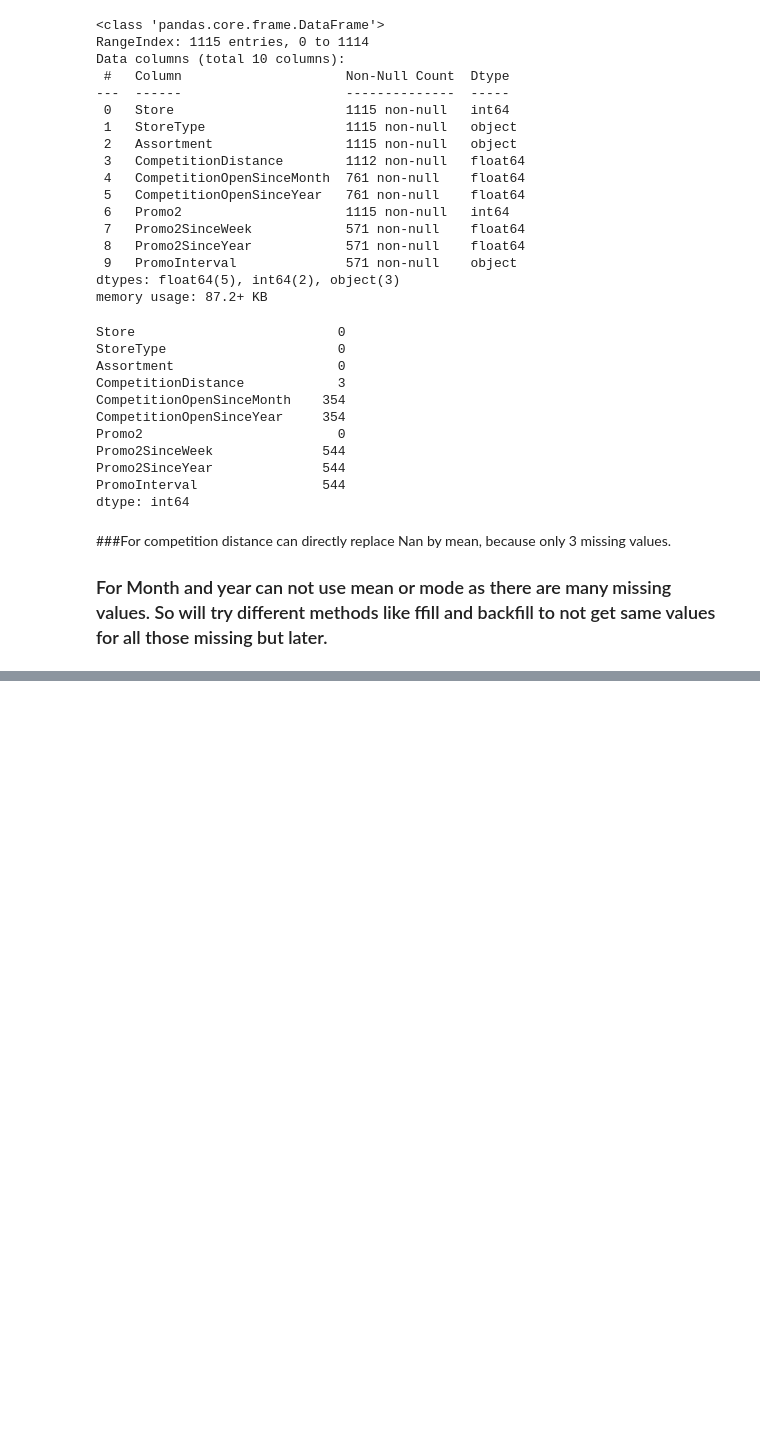
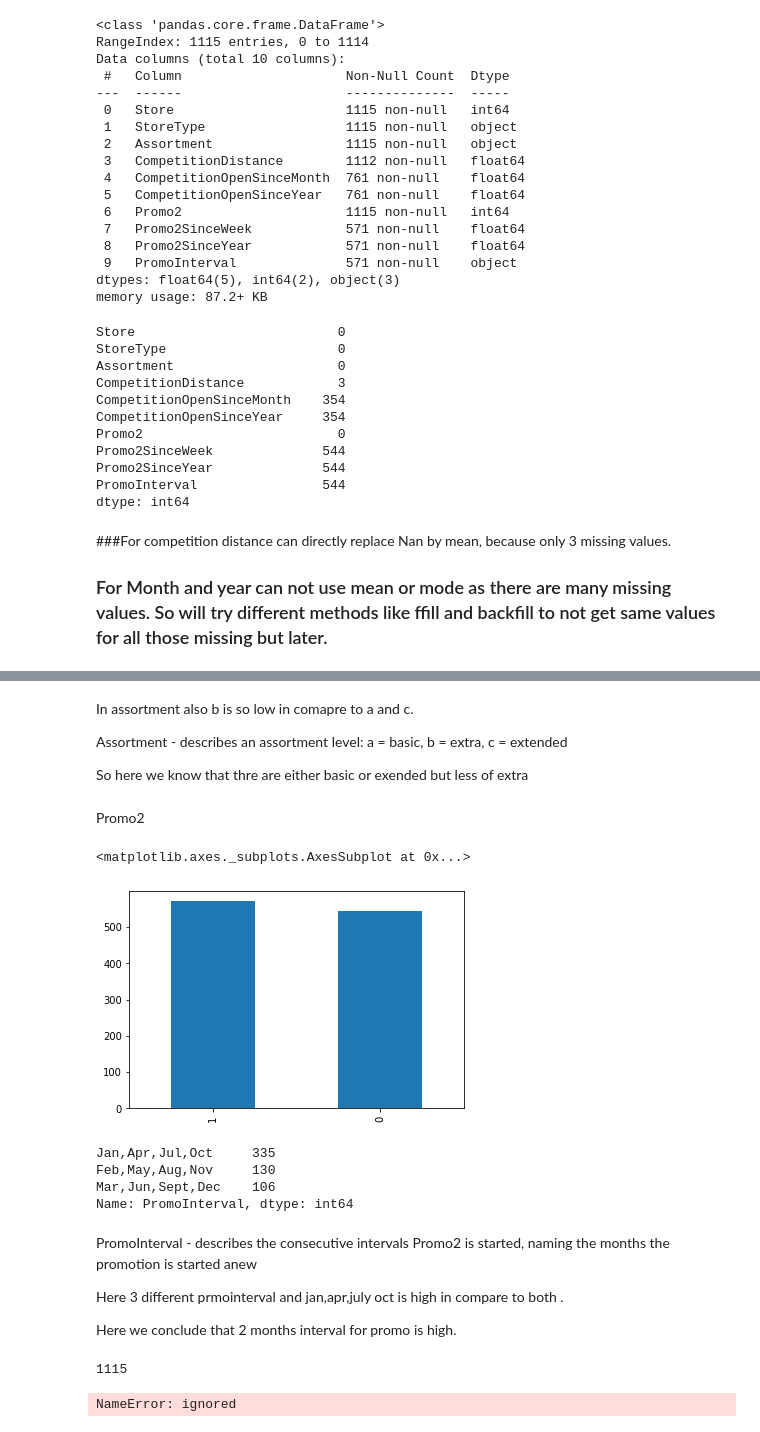
Before and after one commit to satyam-jyoti-sankar/Rossmann-Sales-Prediction-, a Jupyter notebook: Rossmann_Sales_Prediction_Capstone_Project.ipynb, the cells around one changed output, grey strips where cells are left out. Cells and saved outputs as stored; diff of their text form; code cells hidden in the pictures; blank space fills up the shorter version.

```diff
--- a/Rossmann_Sales_Prediction_Capstone_Project.ipynb
+++ b/Rossmann_Sales_Prediction_Capstone_Project.ipynb
@@ -250,0 +272,36 @@ dtype: int64
+# %% [markdown]
+In assortment also b is so low in comapre to a and c.
+
+Assortment - describes an assortment level: a = basic, b = extra, c = extended
+
+So here we know that thre are either basic or exended but less of extra
+# %% [markdown]
+ Promo2
+# %%
+store_df['Promo2'].value_counts().plot(kind='bar')
+# %% [output]
+<matplotlib.axes._subplots.AxesSubplot at 0x...>
+[figure, added]
+# %%
+#PROMO INTERVAL
+store_df['PromoInterval'].value_counts()
+# %% [output]
+Jan,Apr,Jul,Oct     335
+Feb,May,Aug,Nov     130
+Mar,Jun,Sept,Dec    106
+Name: PromoInterval, dtype: int64
+# %% [markdown]
+PromoInterval - describes the consecutive intervals Promo2 is started, naming the months the promotion is started anew
+
+Here 3 different prmointerval  and jan,apr,july oct is high in compare to both .
+
+Here we conclude that 2 months interval for promo is  high.
+# %%
+len(store_df['Store'].unique())
+# %% [output]
+1115
+# %%
+# Merging avg customer dataset with store df
+store_df = pd.merge(store_df,Avg_customer_df, on = 'Store', how = 'left')
+# %% [output]
+NameError: ignored
```
Also changed, not shown: parts of 10 cells of this notebook.
